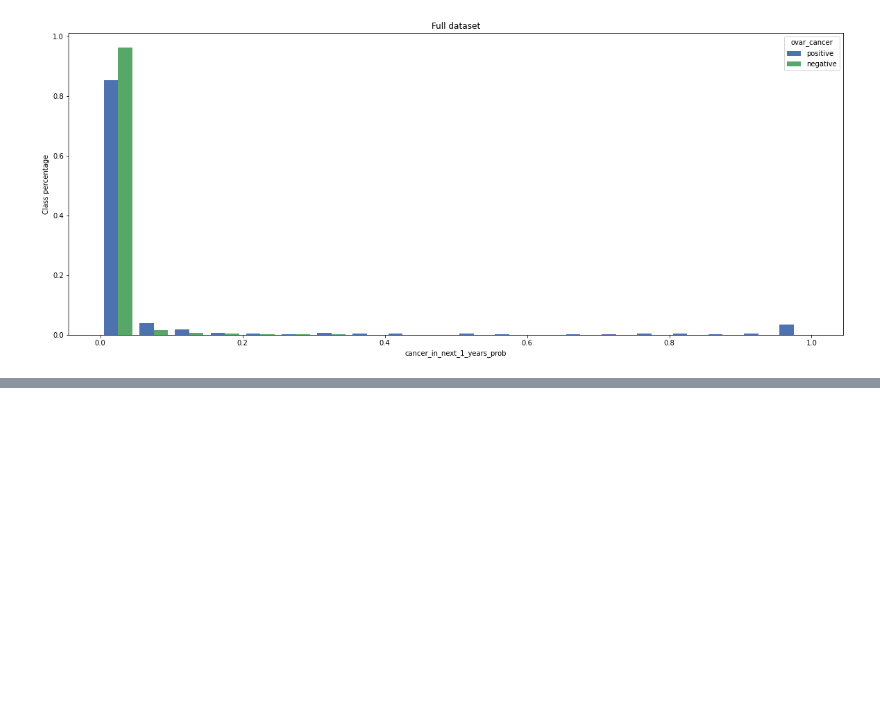
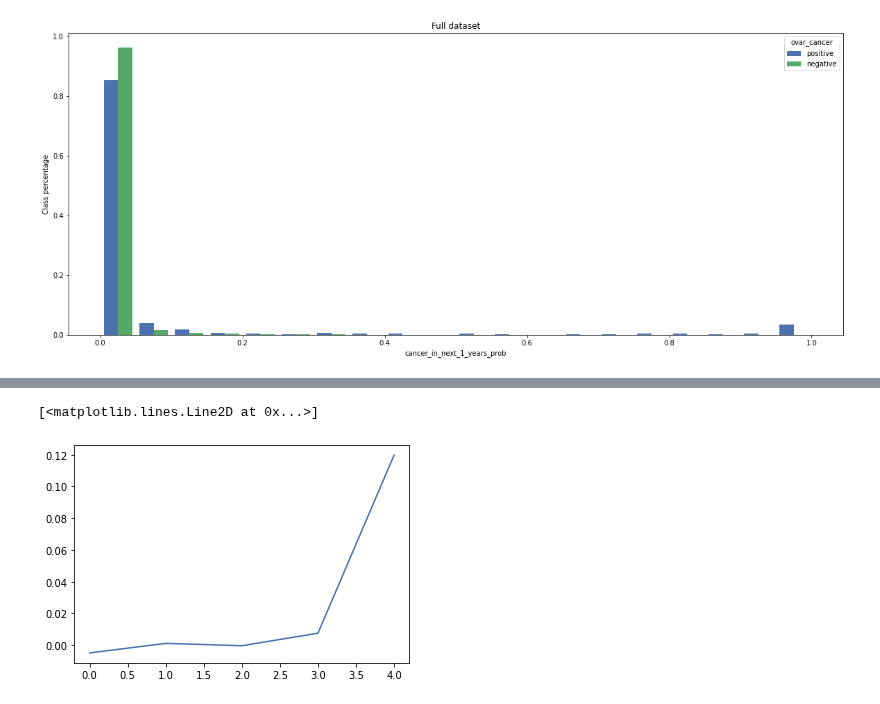
Before and after one commit to fedorenkood/ovarian_cancer_models, a Jupyter notebook: running_tests_single_label.ipynb, the cells around one changed output, grey strips where cells are left out. Saved outputs shown, nothing was run; the diff lists cells and outputs as text; code cells hidden in the pictures; blank space fills up the shorter version.

```diff
--- a/running_tests_single_label.ipynb
+++ b/running_tests_single_label.ipynb
@@ -220,0 +225,29 @@ plot_hist_side_by_side_for_class(full_dataset, 'ovar_cancer', 'cancer_in_next_1_
+# %%
+full_dataset = get_dataset_with_predictions(cv_analytics_util, id_col = 'index', label = 'cancer_in_next_1_years')
+# %%
+full_dataset = full_dataset[full_dataset['ovar_cancer'] == 1]
+# %%
+grouped_df = full_dataset.groupby(['plco_id'])
+diff_df = []
+
+for key, item in grouped_df:
+    diff = {}
+    group = grouped_df.get_group(key)
+    group = group.sort_values('study_yr').reset_index()
+    diff['plco_id'] = group.loc[0, 'plco_id']
+    years = group['study_yr'].unique()
+    max_year = 6 - len(years)
+    # max_year = 0
+    for year in range(len(years) - 1):
+        diff[f'cancer_in_next_1_years_{int(max_year + year+1)}-{int(max_year + year)}'] = group.loc[year+1, 'cancer_in_next_1_years_prob'] - group.loc[year, 'cancer_in_next_1_years_prob']
+        # if len(years) == 5:
+        #     print(diff)
+    diff_df.append(diff)
+
+ordered_cols = []
+for i in range(5):
+    ordered_cols.append(f'cancer_in_next_1_years_{i+1}-{i}')
+
+diff_df = pd.DataFrame(diff_df)
+
+diff_df = diff_df[['plco_id'] + ordered_cols]
@@ -220,0 +263,5 @@ plot_hist_side_by_side_for_class(full_dataset, 'ovar_cancer', 'cancer_in_next_1_
+# %%
+plt.plot(diff_df.describe().loc['mean'].to_list())
+# %% [output]
+[<matplotlib.lines.Line2D at 0x...>]
+[figure, added]
```
Also changed, not shown: parts of 5 cells of this notebook.
